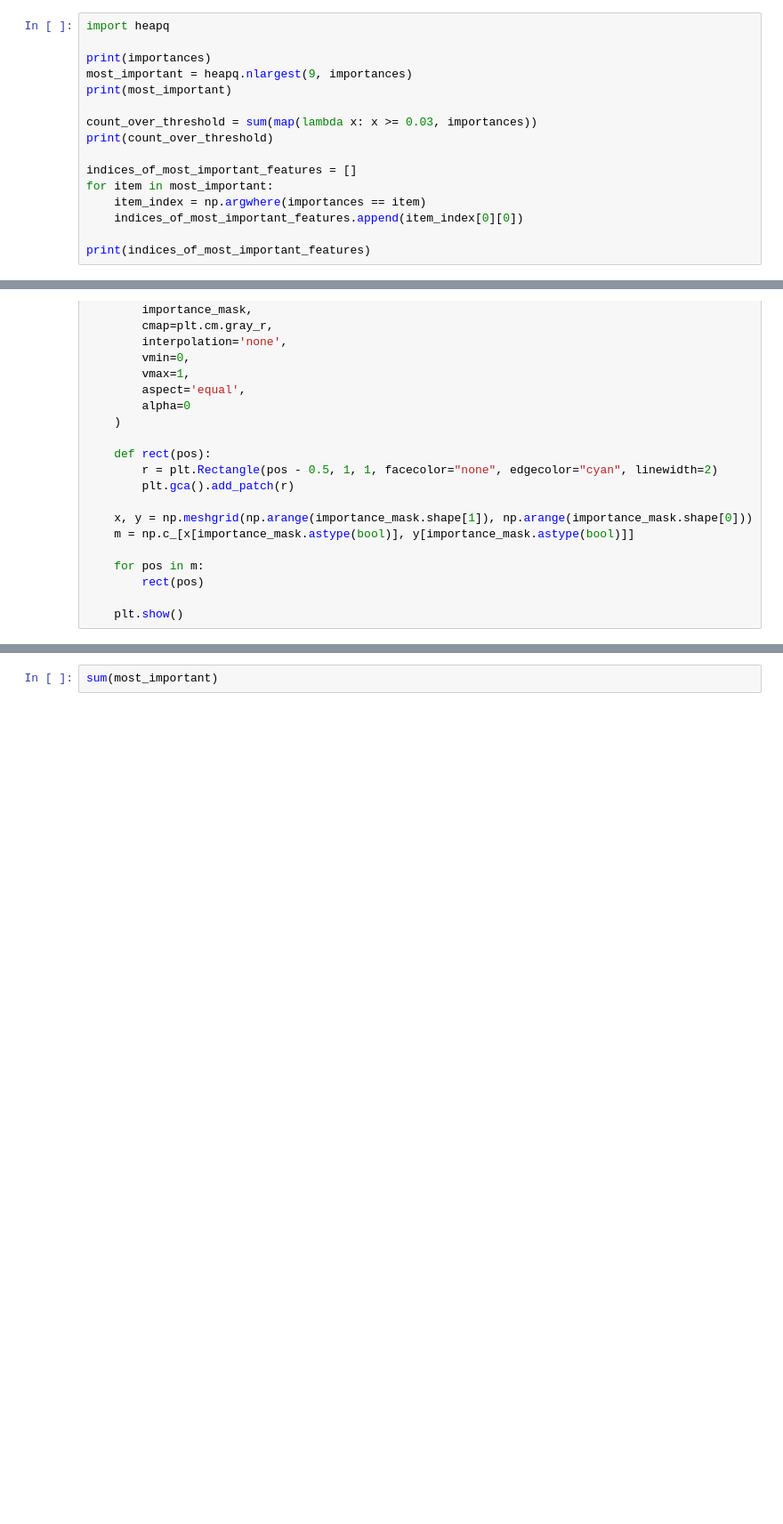
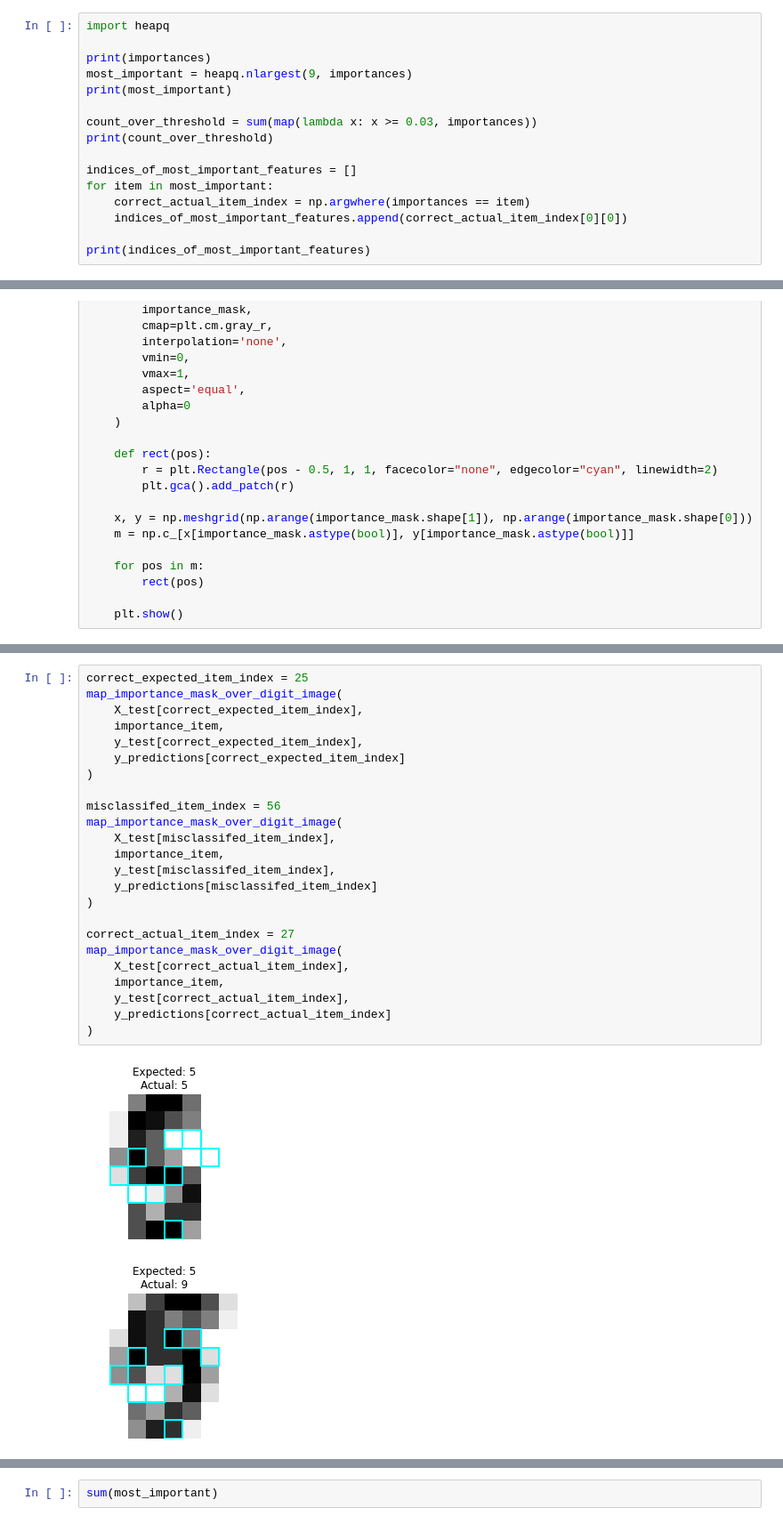
Before and after one commit to jasonmrimer/cse590-machine-learning, a Jupyter notebook: midterm/problem 4 random forest.ipynb, the cells around one changed output, grey strips where cells are left out. Shown at 89% size. Cells and saved outputs as stored; diff of their text form; blank space fills up the shorter version.

```diff
--- a/midterm/problem 4 random forest.ipynb
+++ b/midterm/problem 4 random forest.ipynb
@@ -280,8 +280,8 @@ print(count_over_threshold)
 
 indices_of_most_important_features = []
 for item in most_important:
-    item_index = np.argwhere(importances == item)
-    indices_of_most_important_features.append(item_index[0][0])
+    correct_actual_item_index = np.argwhere(importances == item)
+    indices_of_most_important_features.append(correct_actual_item_index[0][0])
 
 print(indices_of_most_important_features)
 # %% [output]
@@ -438,0 +414,27 @@ map_importance_mask_over_digit_image(
+# %%
+correct_expected_item_index = 25
+map_importance_mask_over_digit_image(
+    X_test[correct_expected_item_index],
+    importance_item,
+    y_test[correct_expected_item_index],
+    y_predictions[correct_expected_item_index]
+)
+
+misclassifed_item_index = 56
+map_importance_mask_over_digit_image(
+    X_test[misclassifed_item_index],
+    importance_item,
+    y_test[misclassifed_item_index],
+    y_predictions[misclassifed_item_index]
+)
+
+correct_actual_item_index = 27
+map_importance_mask_over_digit_image(
+    X_test[correct_actual_item_index],
+    importance_item,
+    y_test[correct_actual_item_index],
+    y_predictions[correct_actual_item_index]
+)
+# %% [output]
+[figure, added]
+[figure, added]
```
Also changed, not shown: parts of 6 cells of this notebook.
